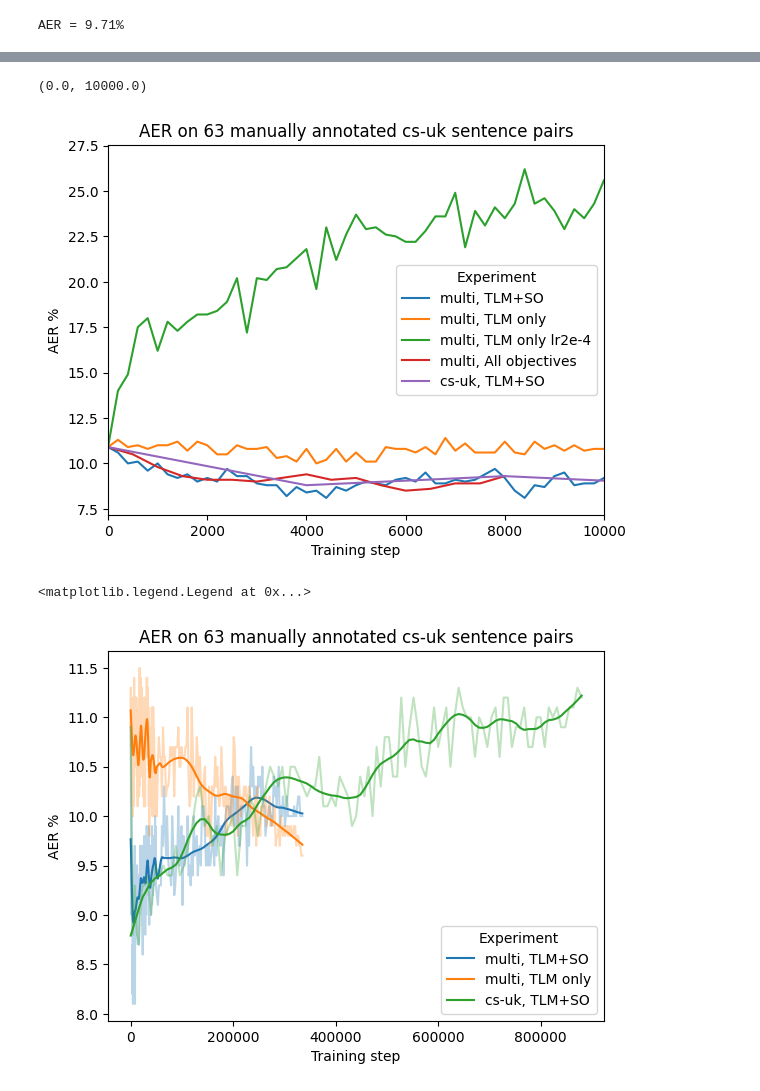
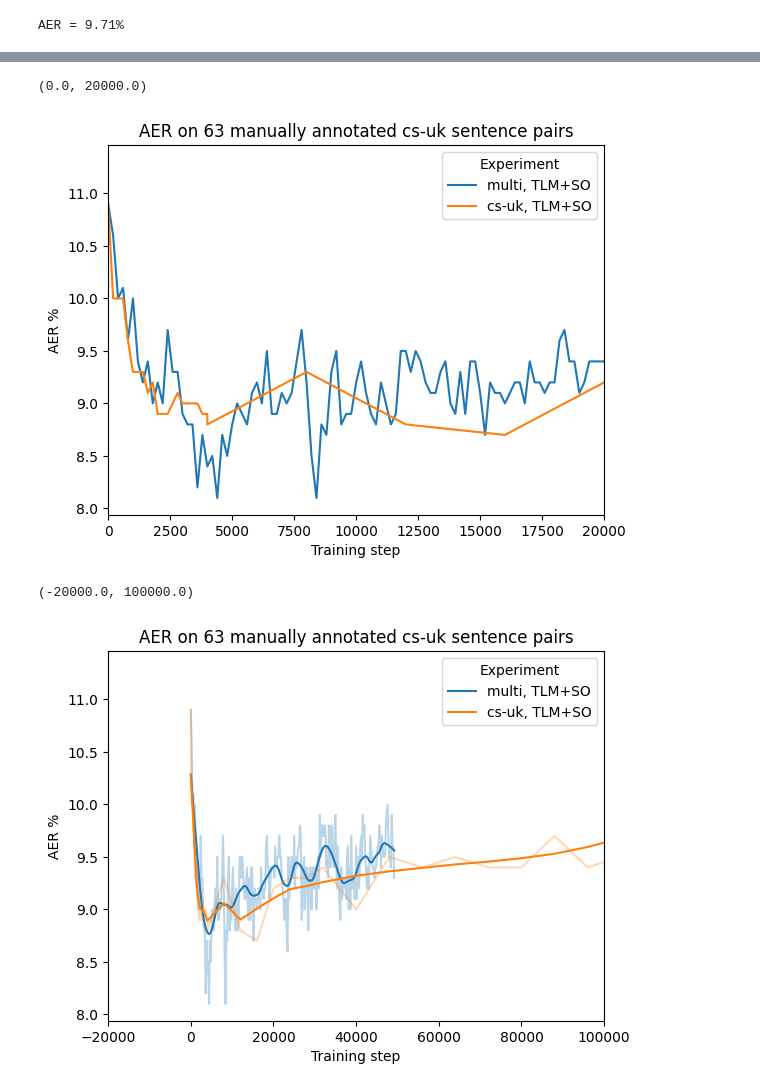
Before and after one commit to kukas/awesome-align, a Jupyter notebook: csuk_finetune_evaluation.ipynb, the cells around one changed output, grey strips where cells are left out. Drawn from its saved outputs; the diff is of its cells as text; code cells hidden in the pictures.

Commit message:
upload notebooks with the results

```diff
--- a/csuk_finetune_evaluation.ipynb
+++ b/csuk_finetune_evaluation.ipynb
@@ -14,27 +9,0 @@ import subprocess
-# %%
-def load_results(finetuning_name, add=0):
-    paths = glob(f"finetune/{finetuning_name}/checkpoint-*/csuk.awesome-align.out")
-    steps = list(map(lambda path: int(re.search(r'checkpoint-(\d+)', path).group(1)), paths))
-    steps_paths = sorted(list(zip(steps, paths)))
-    if add == 0:
-        steps_paths = [(0, "finetune/bert-base-multilingual-cased/csuk.awesome-align.out")] + steps_paths
-
-    results = []
-    path_gold = "data/annotated/cs-uk/csuk.gold"
-    for step, path in steps_paths:
-        # print(step, path)
-        command = ["python", "tools/aer.py", path_gold, path]
-        result = subprocess.run(command, capture_output=True, text=True)
-        result = re.search(r': (\d+.\d+)% \((\d+.\d+)%/(\d+.\d+)%/\d+\)\nF-Measure: (\d+.\d+)', result.stdout)
-        aer, precision, recall, f1 = float(result.group(1)), float(result.group(2)), float(result.group(3)), float(result.group(4))
-
-        # print(aer, precision, recall, f1)
-        results.append((step + add, aer))
-
-        # alternative evaluation script by Michal Novák:
-        # command = ["python", "/lnet/troja/work/people/mnovak/word_align/tools/eval.py", path_gold, path]
-        #result = subprocess.run(command, capture_output=True, text=True)
-        #result = float(re.search(r'AER = (\d+.\d+)%', result.stdout).group(1))
-        #print(result)
-        #results2.append((step, result))
-    return results
@@ -46,7 +23,7 @@ results = {
     "multi, All objectives": load_results("mbert_multilingual_1M-per-lang_finegrained_all_objectives"),
 }
 # %%
-results["cs-uk, TLM+SO"] = load_results("mbert_full8M_1epoch") + load_results("mbert_full8M_2nd_epoch", 440000)
+results["cs-uk, TLM+SO"] = load_results("mbert_full8M_1epoch_finegrained") + load_results("mbert_full8M_1epoch", baseline=None) + load_results("mbert_full8M_2nd_epoch", 440000)
 # %%
 import matplotlib.pyplot as plt
 import matplotlib.colors as mcolors
@@ -54,34 +31,34 @@ import numpy as np
 import statsmodels.api as sm
 # %%
 # plot results without any smoothing
-
-for label, res in results.items():
+subset = {k: results[k] for k in ("multi, TLM+SO", "cs-uk, TLM+SO")}
+for label, res in subset.items():
     plt.plot(*zip(*res), label=label)
 plt.title("AER on 63 manually annotated cs-uk sentence pairs")
 plt.xlabel("Training step")
 plt.ylabel("AER %")
 plt.legend(title="Experiment")
-plt.xlim(0,10000)
+plt.xlim(0,20000)
 # %% [output]
-(0.0, 10000.0)
+(0.0, 20000.0)
-[figure, old version]
+[figure, new version]
 # %%
 # plot results and smooth using LOWESS
 
 colors = mcolors.TABLEAU_COLORS.keys()
-subset = {k: results[k] for k in ("multi, TLM+SO", "multi, TLM only", "cs-uk, TLM+SO")}
+subset = {k: results[k] for k in ("multi, TLM+SO", "cs-uk, TLM+SO")}
 for color, (label, res) in zip(colors, subset.items()):
     x, y = zip(*res)
     z = sm.nonparametric.lowess(y, x, frac=0.1)
     plt.plot(x, y, alpha=0.3, color=color)
     plt.plot(z[:,0], z[:,1], label=label, color=color)
 
 plt.title("AER on 63 manually annotated cs-uk sentence pairs")
 plt.xlabel("Training step")
 plt.ylabel("AER %")
 plt.legend(title="Experiment")
-# plt.xlim(-5000,30000)
+plt.xlim(-20000, 100_000)
 # plt.xscale("log")
 # %% [output]
-<matplotlib.legend.Legend at 0x...>
+(-20000.0, 100000.0)
-[figure, old version]
+[figure, new version]
```
Also changed, not shown: parts of 5 cells of this notebook, 4 other files.
